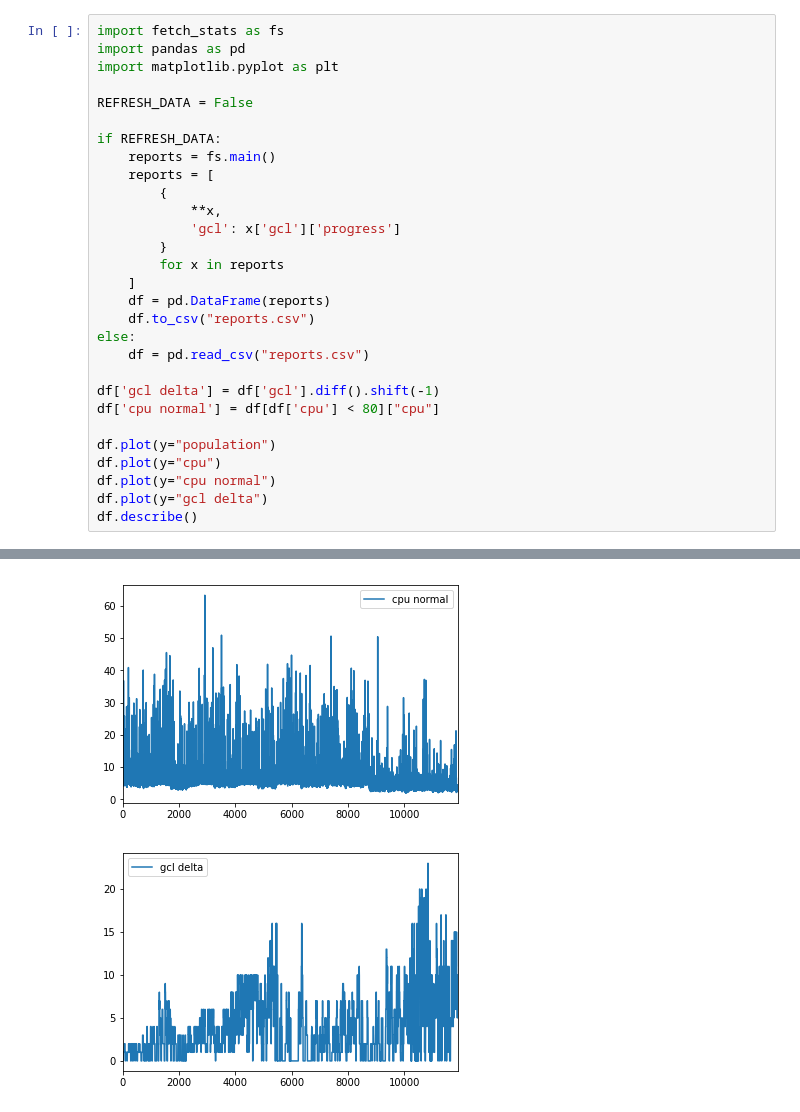
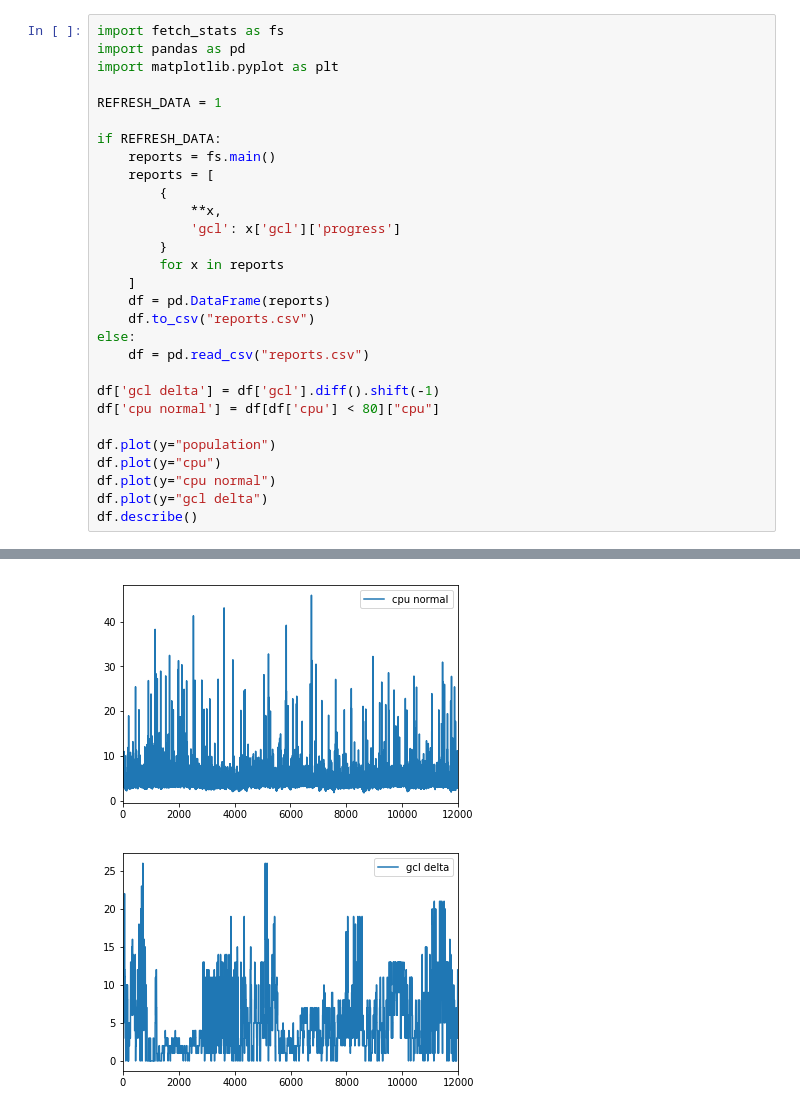
Before and after one commit to snorrwe/xenos, a Jupyter notebook: stats/stats.ipynb, the cells around one changed output, grey strips where cells are left out. Saved outputs shown, nothing was run; the diff lists cells and outputs as text.

```diff
--- a/stats/stats.ipynb
+++ b/stats/stats.ipynb
@@ -3,7 +3,7 @@ import fetch_stats as fs
 import pandas as pd
 import matplotlib.pyplot as plt
 
-REFRESH_DATA = False
+REFRESH_DATA = 1
 
 if REFRESH_DATA:
     reports = fs.main()
@@ -42,2 +42,2 @@ df.describe()
-[figure, old version]
+[figure, new version]
-[figure, old version]
+[figure, new version]
```
Also changed, not shown: parts of 1 cell of this notebook, 14 other files.
